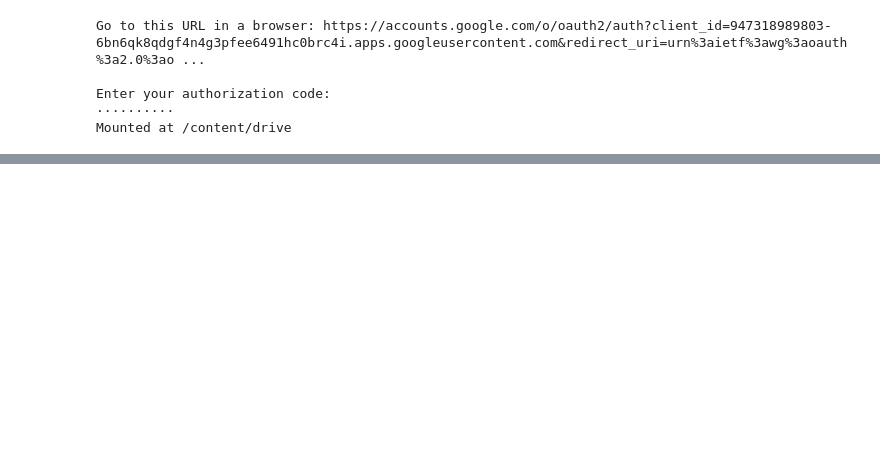
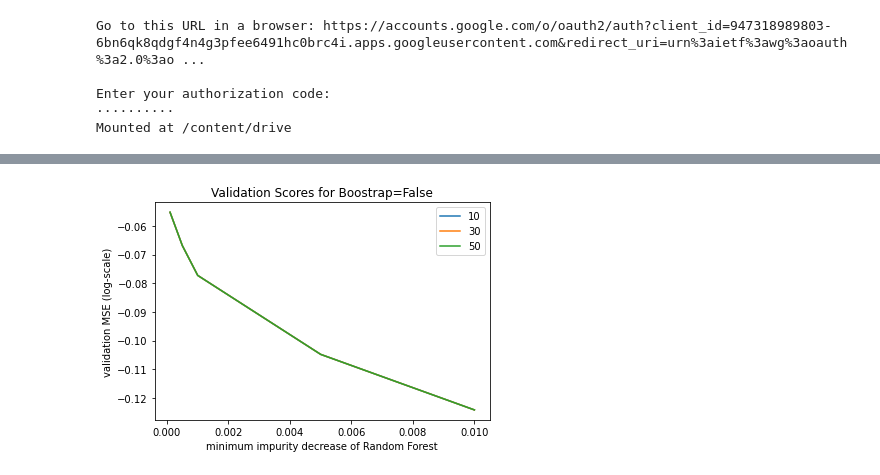
Before and after one commit to edliu2/UsedCarsProject, a Jupyter notebook: RandomForestReg.ipynb, the cells around one changed output, grey strips where cells are left out. Drawn from its saved outputs; the diff is of its cells as text; code cells hidden in the pictures; blank space fills up the shorter version.

```diff
--- a/RandomForestReg.ipynb
+++ b/RandomForestReg.ipynb
@@ -105,0 +127,15 @@ Fitting 10 folds for each of 12 candidates, totalling 120 fits
+# %%
+grid_param = dict(rf__n_estimators=[10, 30, 50],
+                  rf__min_impurity_decrease=[0.0001, 0.0005, 0.001, 0.005, 0.01],
+                  rf__bootstrap=[True,False])
+plt.plot(grid_param['rf__min_impurity_decrease'], mean_scores[1,:,0],
+         grid_param['rf__min_impurity_decrease'], mean_scores[1,:,1],
+         grid_param['rf__min_impurity_decrease'], mean_scores[1,:,2]
+         )
+plt.ylabel('validation MSE (log-scale)')
+plt.xlabel('minimum impurity decrease of Random Forest')
+plt.title('Validation Scores for Boostrap=False')
+plt.legend(grid_param['rf__n_estimators'])
+plt.show()
+# %% [output]
+[figure, added]
```
Also changed, not shown: parts of 4 cells of this notebook.
